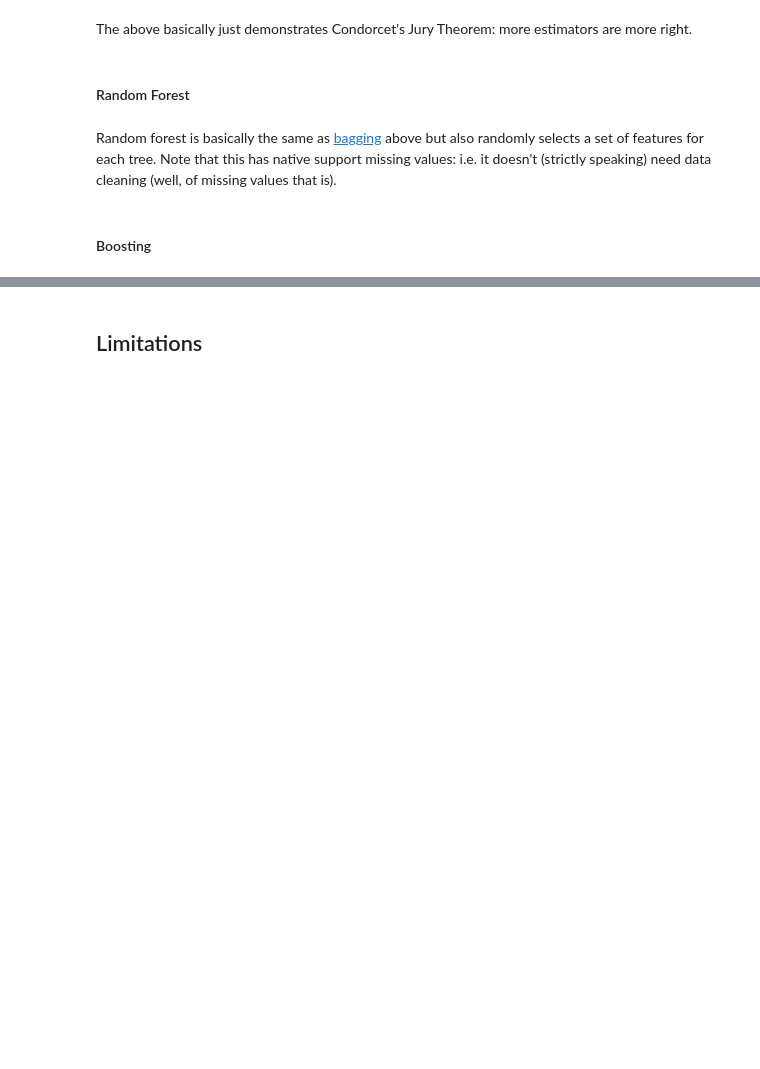
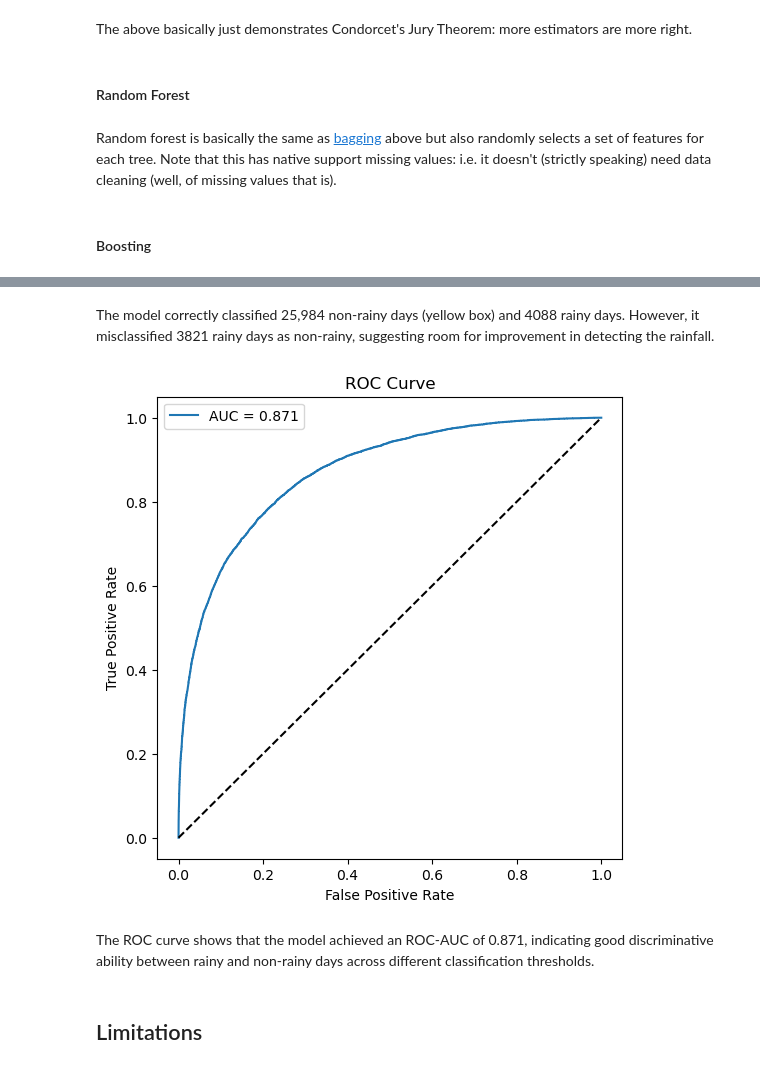
Before and after one commit to velloxen/ids_pbl2_rain-in-australia, a Jupyter notebook: main.ipynb, the cells around one changed output, grey strips where cells are left out. Drawn from its saved outputs; the diff is of its cells as text; code cells hidden in the pictures; blank space fills up the shorter version.

```diff
--- a/main.ipynb
+++ b/main.ipynb
@@ -822,2 +950,21 @@ With confucion matrix and suitable classification matrix and ROC(-AUC)
+# %% [markdown]
+The model correctly classified 25,984 non-rainy days (yellow box) and 4088 rainy days. However, it misclassified 3821 rainy days as non-rainy, suggesting room for improvement in detecting the rainfall.
+# %%
+prob = lr.predict_proba(X_test)[:,1]
+fpr, tpr, _ = roc_curve(y_test, prob)
+auc = roc_auc_score(y_test, prob)
+
+plt.figure(figsize=(6,6))
+plt.plot(fpr, tpr, label=f"AUC = {auc:.3f}")
+plt.plot([0,1],[0,1],'k--')
+plt.xlabel("False Positive Rate")
+plt.ylabel("True Positive Rate")
+plt.title("ROC Curve")
+plt.legend()
+plt.show()
+# %% [output]
+[figure, added]
+# %% [markdown]
+The ROC curve shows that the model achieved an ROC-AUC of 0.871, indicating good discriminative ability between rainy and non-rainy days across different classification thresholds.
 # %% [markdown]
 ## Limitations
```
Also changed, not shown: parts of 21 cells of this notebook.
